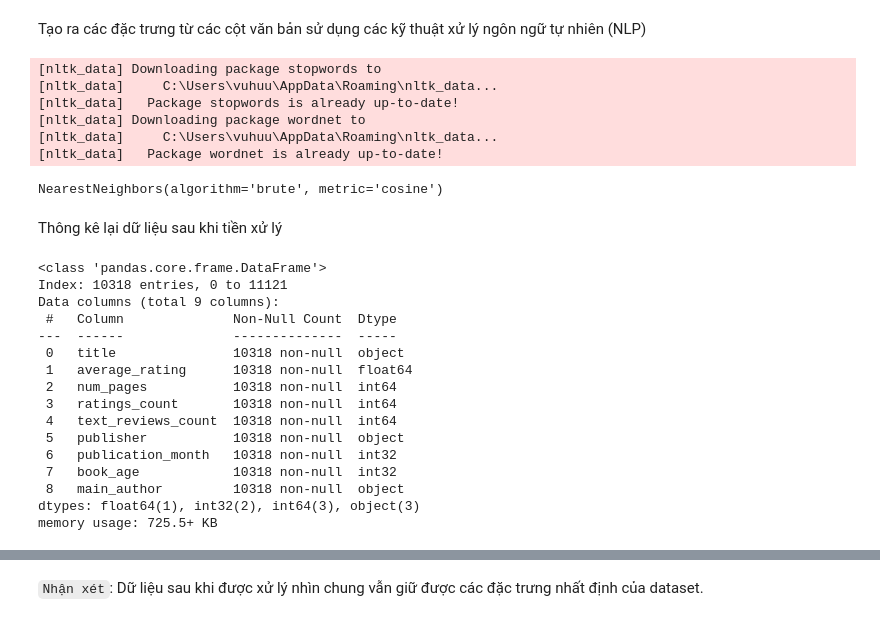
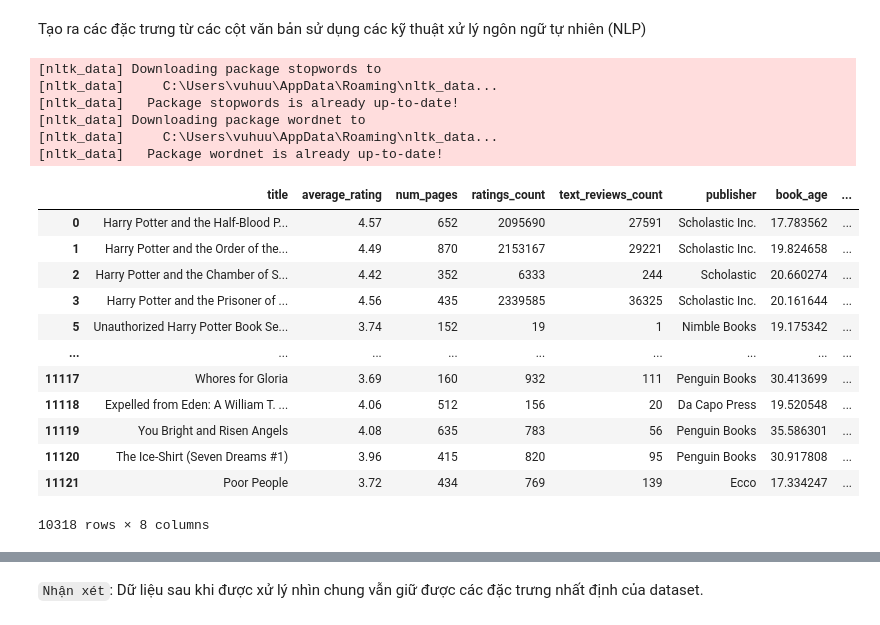
Before and after one commit to vuhuusy/recommender_system, a Jupyter notebook: book_recommendation.ipynb, the cells around one changed output, grey strips where cells are left out. Drawn from its saved outputs; the diff is of its cells as text; code cells hidden in the pictures.

```diff
--- a/book_recommendation.ipynb
+++ b/book_recommendation.ipynb
@@ -686,44 +646,18 @@ lemmatizer = WordNetLemmatizer()
 stop_words = set(stopwords.words('english'))
 
 def preprocess_text(text):
-    # Chuyển văn bản thành chữ thường
-    text = text.lower()
+  # Chuyển văn bản thành chữ thường
+  text = text.lower()
 
-    # Loại bỏ các ký tự đặc biệt và số
-    text = re.sub(r'\W+', ' ', text)
+  # Loại bỏ các ký tự đặc biệt và số
+  text = re.sub(r'\W+', ' ', text)
 
-    # Tokenization và lemmatization
-    tokens = text.split()
-    tokens = [lemmatizer.lemmatize(token) for token in tokens if token not in stop_words]
+  # Tokenization và lemmatization
+  tokens = text.split()
+  tokens = [lemmatizer.lemmatize(token) for token in tokens if token not in stop_words]
 
-    # Kết hợp lại các token thành chuỗi
-    return ' '.join(tokens)
-
-# Áp dụng tiền xử lý cho các cột văn bản
-process_df['processed_title'] = process_df['title'].apply(preprocess_text)
-process_df['processed_author'] = process_df['main_author'].apply(preprocess_text)
-process_df['processed_publisher'] = process_df['publisher'].apply(preprocess_text)
-
-# Kết hợp các cột đã xử lý thành một cột duy nhất
-process_df['combined_features'] = process_df['processed_title'] + ' ' + process_df['processed_author'] + ' ' + process_df['processed_publisher']
-
-# Khởi tạo TF-IDF Vectorizer
-tfidf_vectorizer = TfidfVectorizer(stop_words='english')
-
-# Tạo ma trận TF-IDF cho các đặc trưng kết hợp
-tfidf_matrix = tfidf_vectorizer.fit_transform(process_df['combined_features'])
-
-# Chọn các cột đặc trưng số
-numerical_features = ['average_rating', 'num_pages', 'ratings_count', 'text_reviews_count', 'publication_month', 'book_age']
-
-# Khởi tạo StandardScaler
-scaler = StandardScaler()
-
-# Chuẩn hóa các đặc trưng số
-numerical_matrix = scaler.fit_transform(process_df[numerical_features])
-
-# Kết hợp ma trận TF-IDF với ma trận các đặc trưng số
-combined_matrix = sp.hstack([tfidf_matrix, sp.csr_matrix(numerical_matrix)])
+  # Kết hợp lại các token thành chuỗi
+  return ' '.join(tokens)
 # %% [output]
 [nltk_data] Downloading package stopwords to
 [nltk_data]     C:\Users\vuhuu\AppData\Roaming\nltk_data...
@@ -731,25 +665,19 @@ combined_matrix = sp.hstack([tfidf_matrix, sp.csr_matrix(numerical_matrix)])
 [nltk_data] Downloading package wordnet to
 [nltk_data]     C:\Users\vuhuu\AppData\Roaming\nltk_data...
 [nltk_data]   Package wordnet is already up-to-date!
-NearestNeighbors(algorithm='brute', metric='cosine')
-# %% [markdown]
-Thông kê lại dữ liệu sau khi tiền xử lý
 # %%
-process_df.info()
+process_df
 # %% [output]
+|  | title | average_rating | num_pages | ratings_count | text_reviews_count | publisher | book_age | ... |
+| 0 | Harry Potter and the Half-Blood P... | 4.57 | 652 | 2095690 | 27591 | Scholastic Inc. | 17.783562 | ... |
+| 1 | Harry Potter and the Order of the... | 4.49 | 870 | 2153167 | 29221 | Scholastic Inc. | 19.824658 | ... |
+| 2 | Harry Potter and the Chamber of S... | 4.42 | 352 | 6333 | 244 | Scholastic | 20.660274 | ... |
+| 3 | Harry Potter and the Prisoner of ... | 4.56 | 435 | 2339585 | 36325 | Scholastic Inc. | 20.161644 | ... |
+| 5 | Unauthorized Harry Potter Book Se... | 3.74 | 152 | 19 | 1 | Nimble Books | 19.175342 | ... |
+| ... | ... | ... | ... | ... | ... | ... | ... | ... |
+| 11117 | Whores for Gloria | 3.69 | 160 | 932 | 111 | Penguin Books | 30.413699 | ... |
+| 11118 | Expelled from Eden: A William T. ... | 4.06 | 512 | 156 | 20 | Da Capo Press | 19.520548 | ... |
+| 11119 | You Bright and Risen Angels | 4.08 | 635 | 783 | 56 | Penguin Books | 35.586301 | ... |
+| 11120 | The Ice-Shirt (Seven Dreams #1) | 3.96 | 415 | 820 | 95 | Penguin Books | 30.917808 | ... |
+| 11121 | Poor People | 3.72 | 434 | 769 | 139 | Ecco | 17.334247 | ... |
-<class 'pandas.core.frame.DataFrame'>
-Index: 10318 entries, 0 to 11121
-Data columns (total 9 columns):
- #   Column              Non-Null Count  Dtype
----  ------              --------------  -----
- 0   title               10318 non-null  object
- 1   average_rating      10318 non-null  float64
- 2   num_pages           10318 non-null  int64
- 3   ratings_count       10318 non-null  int64
- 4   text_reviews_count  10318 non-null  int64
- 5   publisher           10318 non-null  object
- 6   publication_month   10318 non-null  int32
- 7   book_age            10318 non-null  int32
- 8   main_author         10318 non-null  object
-dtypes: float64(1), int32(2), int64(3), object(3)
-memory usage: 725.5+ KB
+10318 rows × 8 columns
```
Also changed, not shown: parts of 19 cells of this notebook.
